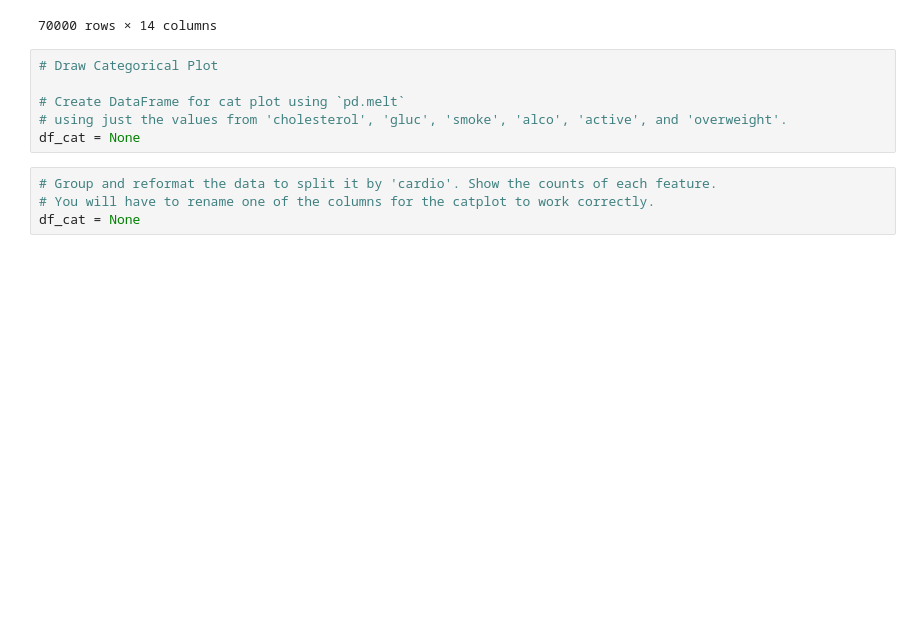
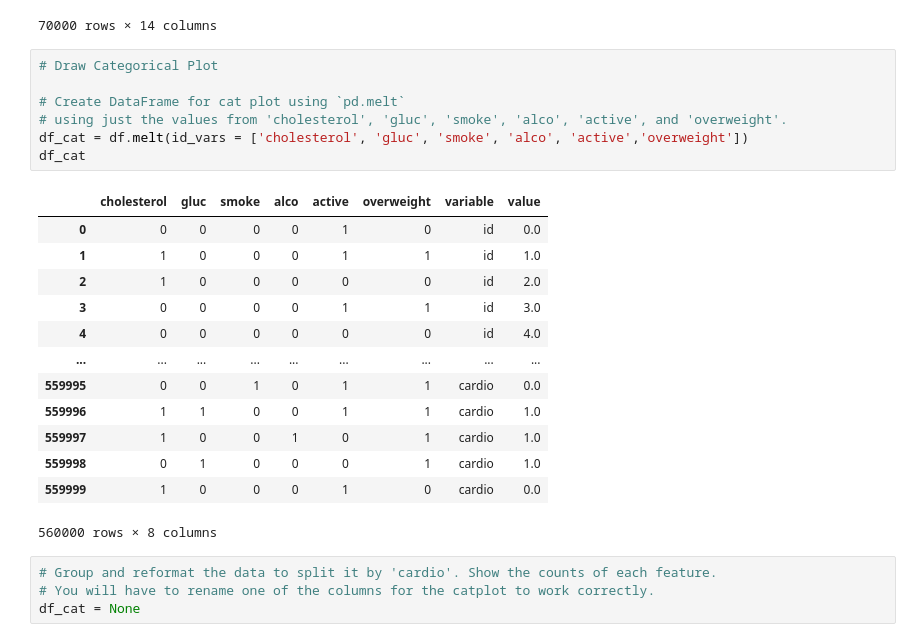
Before and after one commit to PeterAvgerinos/PyCerts, a Jupyter notebook: PyDataAn/problems/problem3/Untitled.ipynb, the cells around one changed output. Cells and saved outputs as stored; diff of their text form; blank space fills up the shorter version.

```diff
--- a/PyDataAn/problems/problem3/Untitled.ipynb
+++ b/PyDataAn/problems/problem3/Untitled.ipynb
@@ -93,9 +93,24 @@ df
 # %%
 # Draw Categorical Plot
 
 # Create DataFrame for cat plot using `pd.melt`
 # using just the values from 'cholesterol', 'gluc', 'smoke', 'alco', 'active', and 'overweight'.
-df_cat = None
+df_cat = df.melt(id_vars = ['cholesterol', 'gluc', 'smoke', 'alco', 'active','overweight'])
+df_cat
+# %% [output]
+|  | cholesterol | gluc | smoke | alco | active | overweight | variable | value |
+| 0 | 0 | 0 | 0 | 0 | 1 | 0 | id | 0.0 |
+| 1 | 1 | 0 | 0 | 0 | 1 | 1 | id | 1.0 |
+| 2 | 1 | 0 | 0 | 0 | 0 | 0 | id | 2.0 |
+| 3 | 0 | 0 | 0 | 0 | 1 | 1 | id | 3.0 |
+| 4 | 0 | 0 | 0 | 0 | 0 | 0 | id | 4.0 |
+| ... | ... | ... | ... | ... | ... | ... | ... | ... |
+| 559995 | 0 | 0 | 1 | 0 | 1 | 1 | cardio | 0.0 |
+| 559996 | 1 | 1 | 0 | 0 | 1 | 1 | cardio | 1.0 |
+| 559997 | 1 | 0 | 0 | 1 | 0 | 1 | cardio | 1.0 |
+| 559998 | 0 | 1 | 0 | 0 | 0 | 1 | cardio | 1.0 |
+| 559999 | 1 | 0 | 0 | 0 | 1 | 0 | cardio | 0.0 |
+560000 rows × 8 columns
 # %%
 # Group and reformat the data to split it by 'cardio'. Show the counts of each feature.
 # You will have to rename one of the columns for the catplot to work correctly.
```
Also changed, not shown: parts of 1 cell of this notebook.
